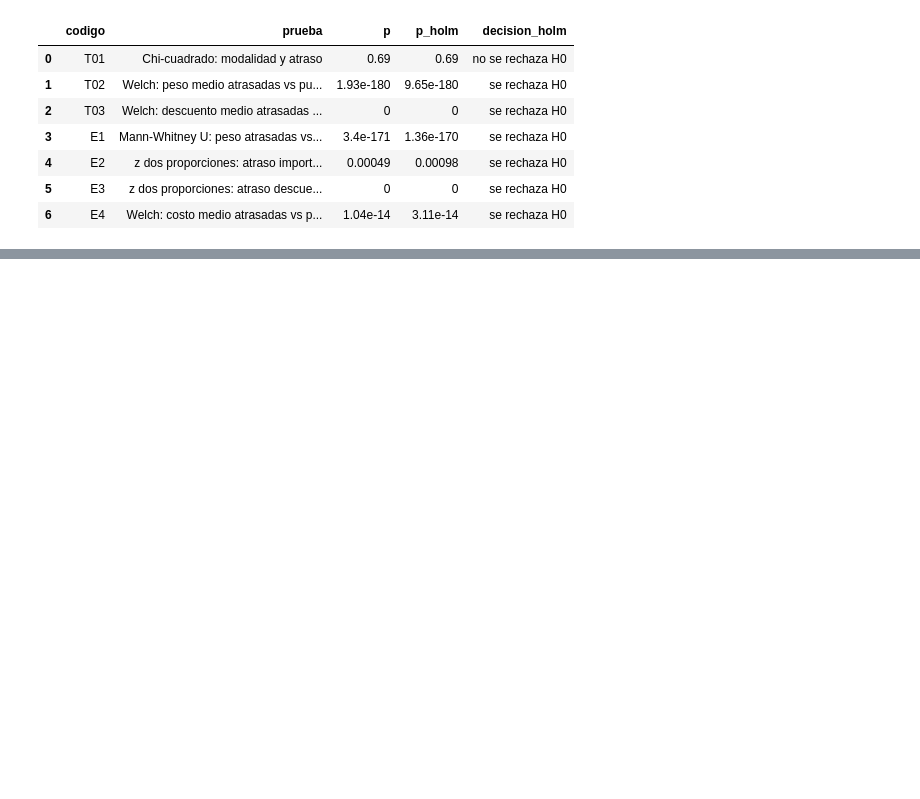
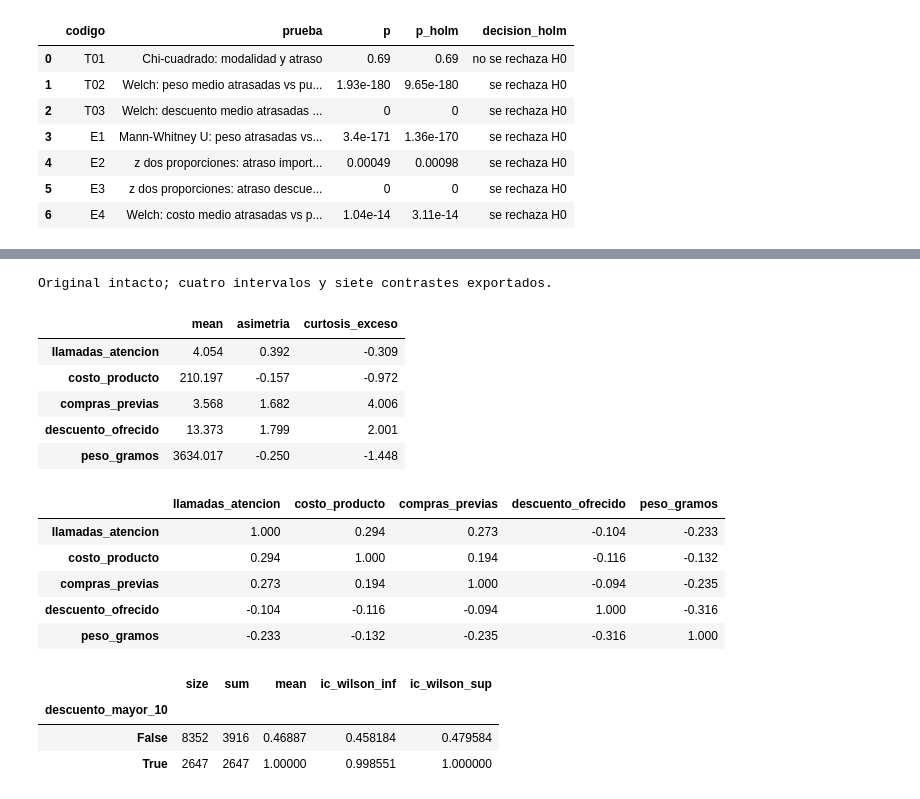
Before and after one commit to joserodriguezc/grupo_1_estadistica_computacional, a Jupyter notebook: sumativa_1/notebooks/sumativa_1.ipynb, the cells around one changed output, grey strips where cells are left out. Drawn from its saved outputs; the diff is of its cells as text; code cells hidden in the pictures; blank space fills up the shorter version.

```diff
--- a/sumativa_1/notebooks/sumativa_1.ipynb
+++ b/sumativa_1/notebooks/sumativa_1.ipynb
@@ -1653,0 +1726,38 @@ guardar('fig_inf_2_holm')
+# %%
+corr.to_csv(RAIZ / 'outputs/tablas/correlacion_spearman.csv')
+cramer.to_csv(RAIZ / 'outputs/tablas/asociacion_cramer.csv')
+supuestos_ic.to_csv(RAIZ / 'outputs/tablas/supuestos_intervalos.csv')
+proporciones = pd.DataFrame([{'codigo':'E2','grupo1':'importancia alta','grupo0':'resto',**e2},
+                            {'codigo':'E3','grupo1':'descuento > 10','grupo0':'descuento <= 10',**e3}])
+proporciones.to_csv(RAIZ / 'outputs/tablas/comparaciones_proporciones.csv', index=False)
+segmento = df.groupby(desc_alto)[TARGET].agg(['size','sum','mean'])
+segmento.index.name = 'descuento_mayor_10'
+segmento['ic_wilson_inf'], segmento['ic_wilson_sup'] = proportion_confint(segmento['sum'], segmento['size'], alpha=0.05, method='wilson')
+segmento.to_csv(RAIZ / 'outputs/tablas/segmento_descuento.csv')
+assert hashlib.sha256((RAIZ / 'data/raw/ecommerce_shipping.csv').read_bytes()).hexdigest() == HUELLA_INICIAL
+import sys, json
+entorno = {'python':sys.version.split()[0], 'datos_sha256':HUELLA_INICIAL,
+           'paquetes':{p:version(p) for p in ['numpy','pandas','scipy','statsmodels','matplotlib','seaborn']}}
+(RAIZ / 'outputs/tablas/entorno_ejecucion.json').write_text(json.dumps(entorno,ensure_ascii=False,indent=2),encoding='utf-8')
+print('Original intacto; cuatro intervalos y siete contrastes exportados.')
+display(desc[['mean','asimetria','curtosis_exceso']].round(3))
+display(corr.round(3))
+display(segmento)
+# %% [output]
+Original intacto; cuatro intervalos y siete contrastes exportados.
+|  | mean | asimetria | curtosis_exceso |
+| llamadas_atencion | 4.054 | 0.392 | -0.309 |
+| costo_producto | 210.197 | -0.157 | -0.972 |
+| compras_previas | 3.568 | 1.682 | 4.006 |
+| descuento_ofrecido | 13.373 | 1.799 | 2.001 |
+| peso_gramos | 3634.017 | -0.250 | -1.448 |
+|  | llamadas_atencion | costo_producto | compras_previas | descuento_ofrecido | peso_gramos |
+| llamadas_atencion | 1.000 | 0.294 | 0.273 | -0.104 | -0.233 |
+| costo_producto | 0.294 | 1.000 | 0.194 | -0.116 | -0.132 |
+| compras_previas | 0.273 | 0.194 | 1.000 | -0.094 | -0.235 |
+| descuento_ofrecido | -0.104 | -0.116 | -0.094 | 1.000 | -0.316 |
+| peso_gramos | -0.233 | -0.132 | -0.235 | -0.316 | 1.000 |
+|  | size | sum | mean | ic_wilson_inf | ic_wilson_sup |
+| descuento_mayor_10 |  |  |  |  |  |
+| False | 8352 | 3916 | 0.46887 | 0.458184 | 0.479584 |
+| True | 2647 | 2647 | 1.00000 | 0.998551 | 1.000000 |
```
Also changed, not shown: parts of 39 cells of this notebook, 54 other files.
